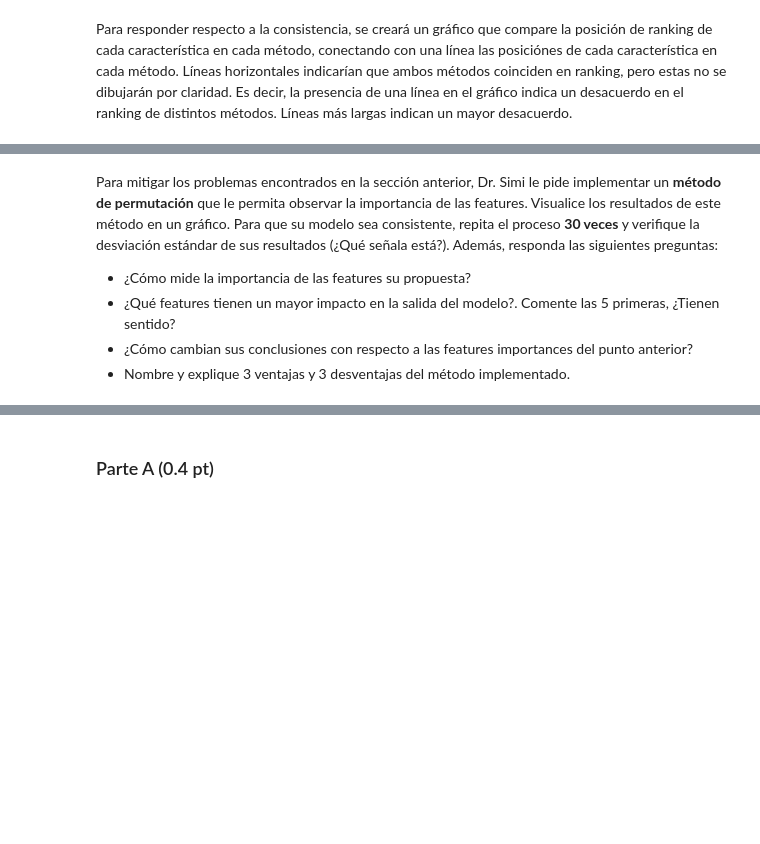
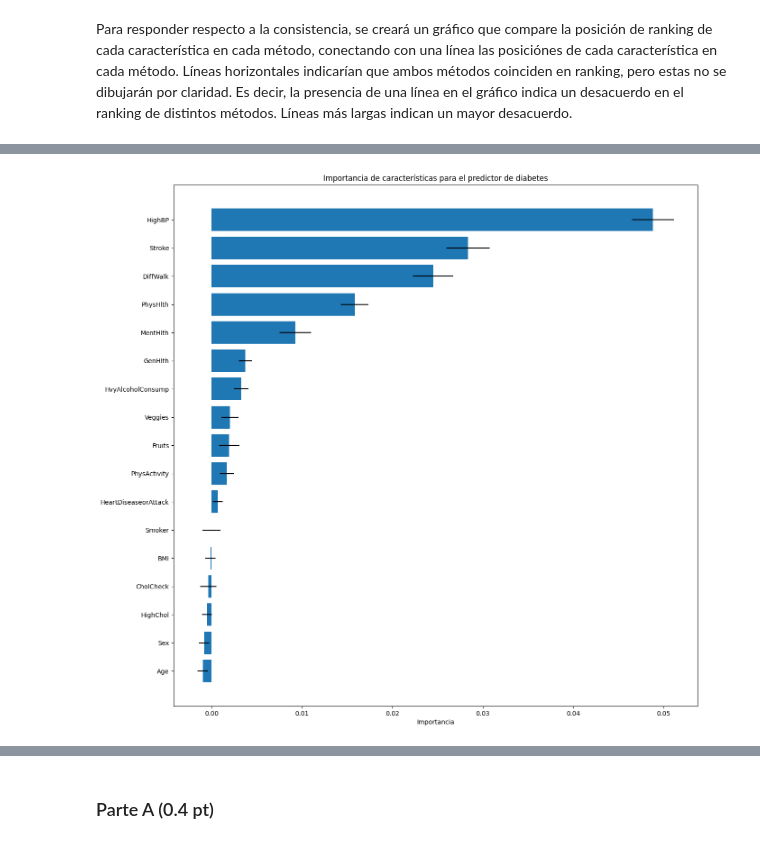
Before and after one commit to johnny-godoy/laboratorios-mds, a Jupyter notebook: 2023/lab10/laboratorio_10.ipynb, the cells around one changed output, grey strips where cells are left out. Cells and saved outputs as stored; diff of their text form; code cells hidden in the pictures; blank space fills up the shorter version.

```diff
--- a/2023/lab10/laboratorio_10.ipynb
+++ b/2023/lab10/laboratorio_10.ipynb
@@ -350,11 +350,3 @@ Para responder las otras preguntas planteadas:
 <p align="center">
   <img src="https://media.tenor.com/JcRHtjVuXN8AAAAC/dr-simi-farmacias-similares.gif" width="400">
 </p>
-# %% [markdown]
-Para mitigar los problemas encontrados en la sección anterior, Dr. Simi le pide implementar un **método de permutación** que le permita observar la importancia de las features. Visualice los resultados de este método en un gráfico. Para que su modelo sea consistente, repita el proceso **30 veces** y verifique la desviación estándar de sus resultados (¿Qué señala está?). Además, responda las siguientes preguntas:
-
-
-- ¿Cómo mide la importancia de las features su propuesta?
-- ¿Qué features tienen un mayor impacto en la salida del modelo?. Comente las 5 primeras, ¿Tienen sentido?
-- ¿Cómo cambian sus conclusiones con respecto a las features importances del punto anterior?
-- Nombre y explique 3 ventajas y 3 desventajas del método implementado.
@@ -362,0 +353,22 @@ Para mitigar los problemas encontrados en la sección anterior, Dr. Simi le pide
+# %%
+perm_importance = permutation_importance(
+    clf, X_test, y_test, n_repeats=30, random_state=0, n_jobs=-1
+)
+perm_importance_df = pd.DataFrame(
+    {
+        "importances_mean": perm_importance.importances_mean,
+        "importances_std": perm_importance.importances_std,
+    },
+    index=X_test.columns,
+).sort_values(by="importances_mean", ascending=True)
+plt.figure(figsize=(15, 15))
+plt.barh(
+    range(X.shape[1]),
+    perm_importance_df.importances_mean,
+    xerr=perm_importance_df.importances_std,
+)
+plt.yticks(range(X.shape[1]), X.columns)
+plt.title("Importancia de características para el predictor de diabetes")
+plt.xlabel("Importancia")
+# %% [output]
+[figure, added]
```
Also changed, not shown: parts of 21 cells of this notebook, 1 other file.
